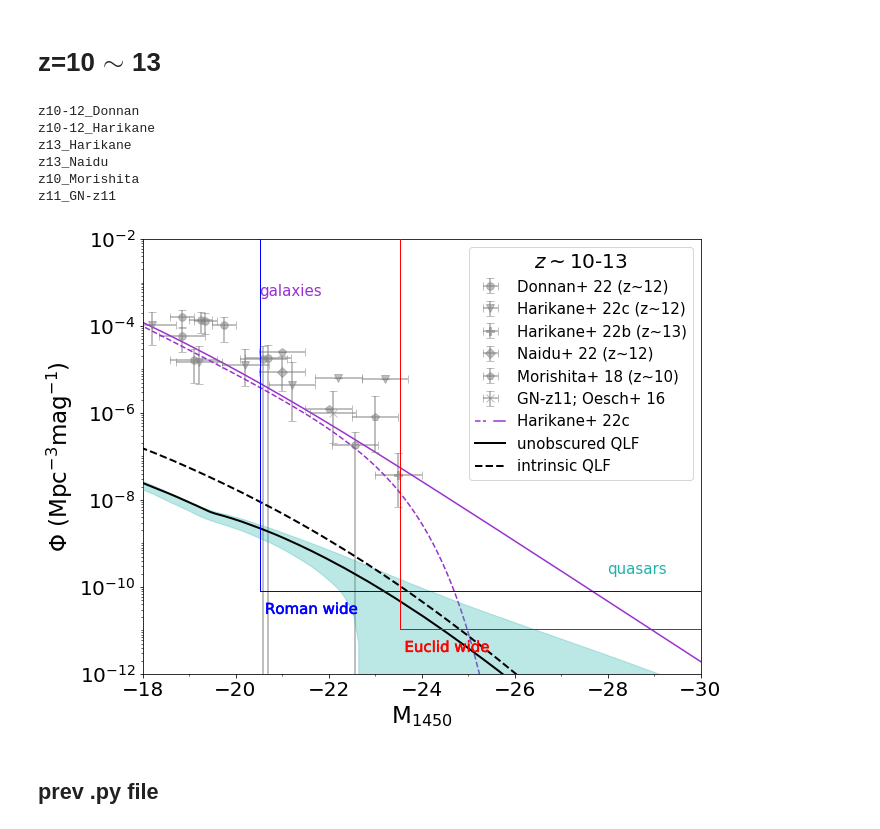
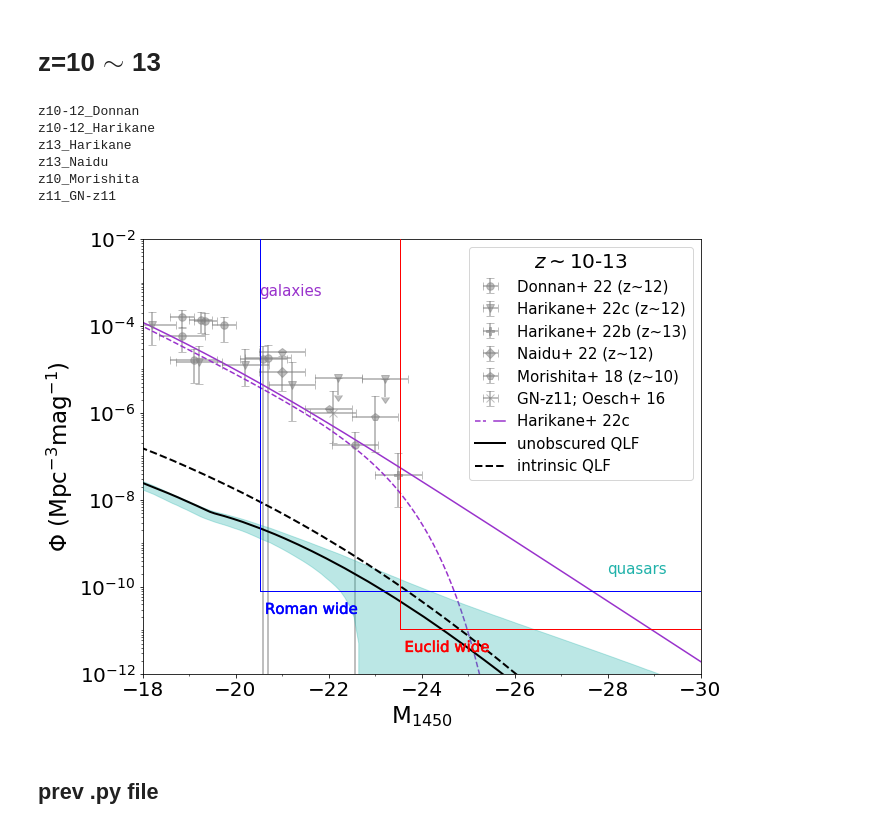
Before and after one commit to lovetomatoes/BHMF, a Jupyter notebook: h5qgLF.ipynb, the cells around one changed output. Drawn from its saved outputs; the diff is of its cells as text; code cells hidden in the pictures.

```diff
--- a/h5qgLF.ipynb
+++ b/h5qgLF.ipynb
@@ -436,10 +449,15 @@ pdata1=axl.errorbar(T_data['M_uv'], T_data['Phi']*1e-6, xerr = T_data['dmag']/2,
              fmt=marks[iobs],ms=7.5,color=markcs[iobs],elinewidth=2,capsize=4)
 obslabel = 'z10-12_Harikane'; iobs = obslabels.index(obslabel); print(obslabel)
 T_data = ascii.read('../z_10-13_LF_data/'+obslabel+'.dat',guess=False,delimiter=' ',)
-pdata2=axl.errorbar(T_data['M_uv'], T_data['Phi']*1e-5, xerr = T_data['dmag']/2,
-             alpha=.5,yerr = (T_data['Phi_-']*1e-5,T_data['Phi_+']*1e-5),
+pdata2=axl.errorbar(T_data['M_uv'][2:], T_data['Phi'][2:]*1e-5, xerr = T_data['dmag'][2:]/2,
+             alpha=.5,yerr = (T_data['Phi_-'][2:]*1e-5,T_data['Phi_+'][2:]*1e-5),
              label='Harikane+ 22c (z~12)',
              fmt=marks[iobs],ms=7.5,color=markcs[iobs],elinewidth=2,capsize=4)
+p=axl.errorbar(T_data['M_uv'][:2], T_data['Phi'][:2]*1e-5, xerr = T_data['dmag'][:2]/2,
+             alpha=.5,yerr = T_data['Phi'][:2]*1e-5*.6,
+             uplims=[True,True],
+             fmt=marks[iobs],ms=7.5,color=markcs[iobs],elinewidth=2,capsize=4)
+
 obslabel = 'z13_Harikane'; iobs = obslabels.index(obslabel); print(obslabel)
 T_data = ascii.read('../z_10-13_LF_data/'+obslabel+'.dat',guess=False,delimiter=' ',)
 pdata3=axl.errorbar(T_data['M_uv'], T_data['Phi']*1e-8, xerr = T_data['dmag']/2,
@@ -453,6 +471,7 @@ pdata4=axl.errorbar(T_data['M_uv'], pow(10,T_data['logPhi']), xerr = T_data['dma
              pow(10,T_data['logPhi']+T_data['dPhi_+'])-pow(10,T_data['logPhi']) ),
              label='Naidu+ 22 (z~12)',
              fmt=marks[iobs],ms=7.5,color=markcs[iobs],elinewidth=2,capsize=4)
+# 2 points upper limits only; but not shown, too messy
 obslabel = 'z10_Morishita'; iobs = obslabels.index(obslabel); print(obslabel)
 T_data = ascii.read('../z_10-13_LF_data/'+obslabel+'.dat',guess=False,delimiter=' ',)
 pdata5=axl.errorbar(T_data['M_uv'], pow(10,T_data['logPhi']), xerr = T_data['dmag']/2,
@@ -508,34 +527,34 @@ axl.yaxis.set_minor_formatter(matplotlib.ticker.NullFormatter())
 
 ## set x ticks
 axl.xaxis.set_major_locator(MultipleLocator(2))
 axl.xaxis.set_minor_locator(MultipleLocator(1))
 
 
 axl.set_xlabel(r'$\mathrm{M_{1450}}$',fontsize=fslabel)
 axl.set_ylabel(r'$\mathrm{\Phi~(Mpc^{-3}mag^{-1})}$',fontsize=fslabel)
 
 legend = axl.legend([pdata1,pdata2,pdata3,pdata4,pdata5,pdata6,(pglf1,pglf2),pqlf1,pqlf2],
                     ['Donnan+ 22 (z~12)','Harikane+ 22c (z~12)','Harikane+ 22b (z~13)','Naidu+ 22 (z~12)','Morishita+ 18 (z~10)','GN-z11; Oesch+ 16','Harikane+ 22c','unobscured QLF','intrinsic QLF'],
                     numpoints=1,
                     fontsize=15,
                     handler_map={tuple:HandlerTuple(ndivide=None,pad=.5,xpad=0,ypad=.7,update_func ='update_prop')},
                     loc='upper right',
                     title=r'$z\sim {:d}$-13'.format(z))
 
 
 legend.get_title().set_fontsize(fslegend)
 
 axl.tick_params(labelsize=fstick)
 
 figl.savefig(figpre+'LF_spreadz%d.pdf'%z,dpi=300,bbox_inches='tight')
 # %% [output]
 z10-12_Donnan
 z10-12_Harikane
 z13_Harikane
 z13_Naidu
 z10_Morishita
 z11_GN-z11
-[figure, old version]
+[figure, new version]
 # %% [markdown]
 ## prev  .py file
 # %% [raw]
```
Also changed, not shown: parts of 2 cells of this notebook.
